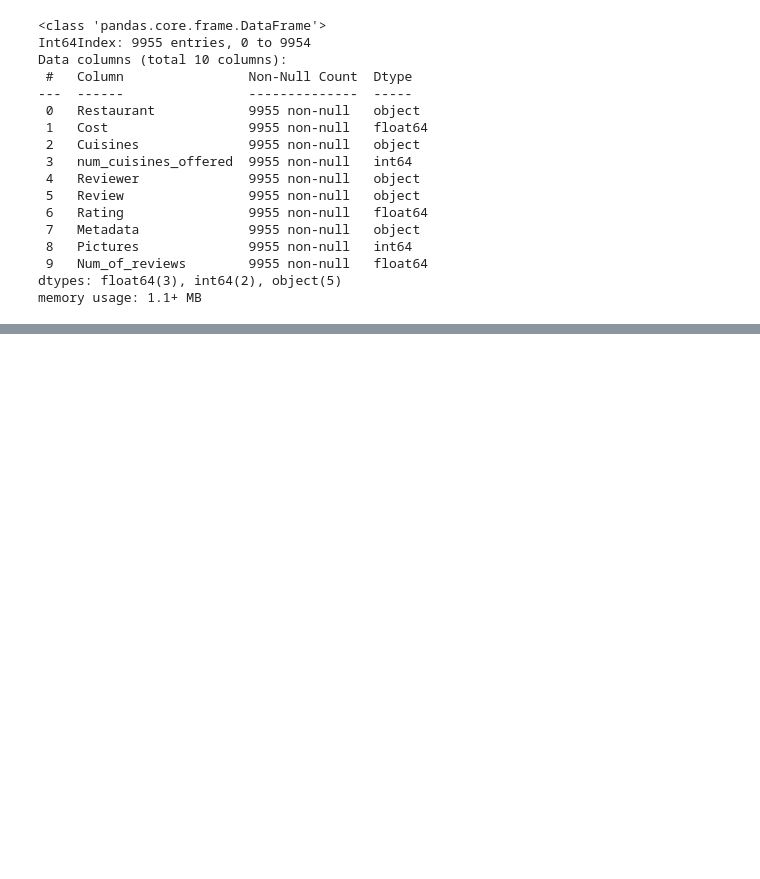
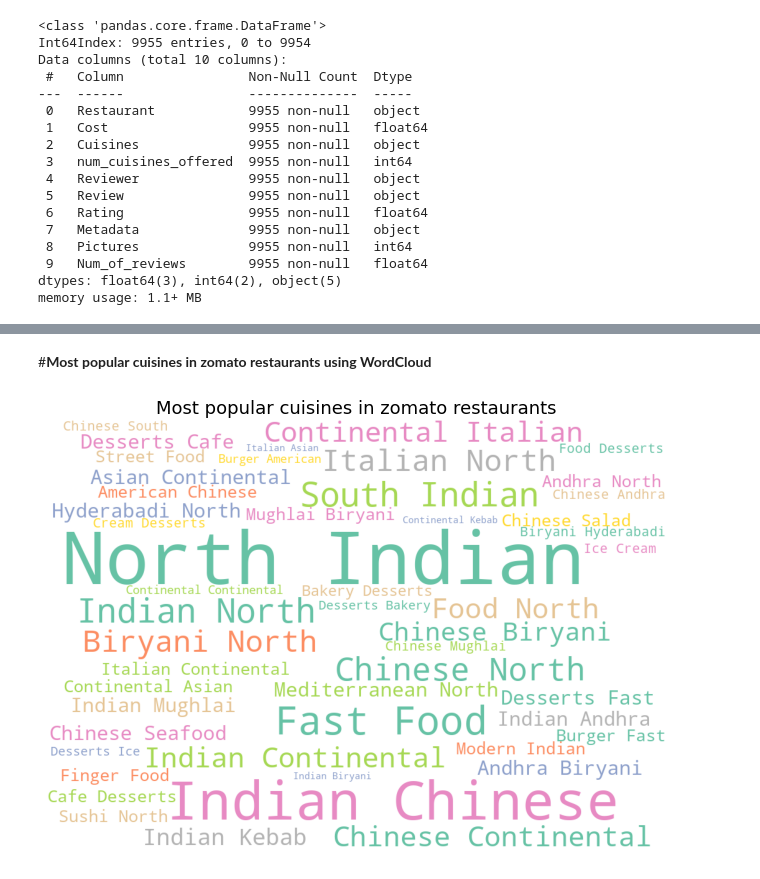
Before and after one commit to Akshadanair/Zomato-Restaurant-Clustering-and-Sentiment-Analysis, a Jupyter notebook: Zomato_Restaurant_Clustering_and_Sentiment_Analysis.ipynb, the cells around one changed output, grey strips where cells are left out. Saved outputs shown, nothing was run; the diff lists cells and outputs as text; code cells hidden in the pictures; blank space fills up the shorter version.

```diff
--- a/Zomato_Restaurant_Clustering_and_Sentiment_Analysis.ipynb
+++ b/Zomato_Restaurant_Clustering_and_Sentiment_Analysis.ipynb
@@ -1338,0 +1437,23 @@ memory usage: 1.1+ MB
+# %% [markdown]
+#**Most popular cuisines in zomato restaurants using WordCloud**
+# %%
+#setting figure size
+plt.figure(figsize = (12, 8))
+
+#join all cuisines
+text = ' '.join(zomato_df.Cuisines)
+
+#To generate an image that gives us the most representative words
+wordcloud = WordCloud(width = 1000, height = 700, random_state = 1,
+                      prefer_horizontal = 2, max_words = 50, colormap = 'Set2',
+                      background_color ='white').generate(text)
+
+#plot the WordCloud image
+plt.imshow(wordcloud)
+plt.axis("off")
+
+#To display the title of the word cloud
+plt.title('Most popular cuisines in zomato restaurants', fontsize = 18)
+plt.show()
+# %% [output]
+[figure, added]
```
Also changed, not shown: parts of 27 cells of this notebook.
